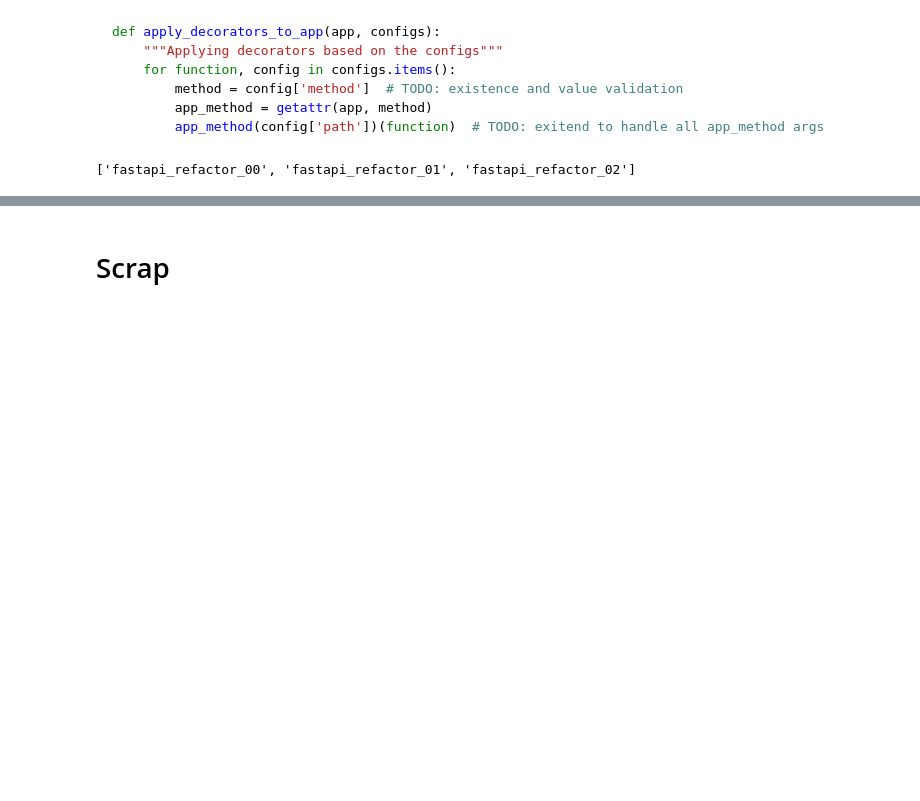
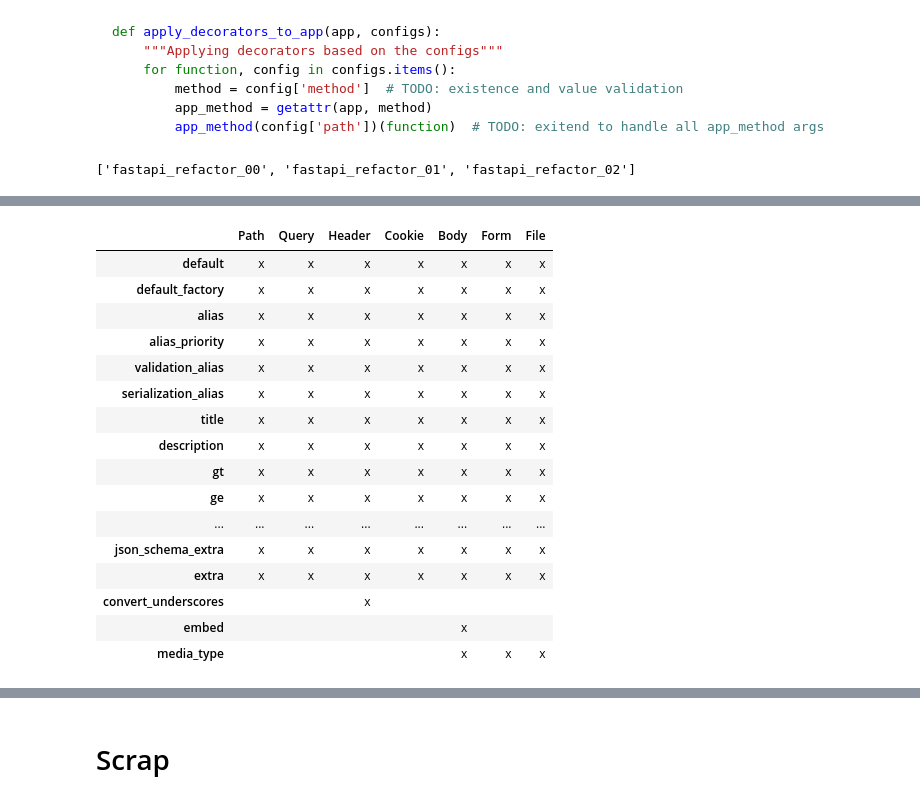
Before and after one commit to thorwhalen/wip_qh, a Jupyter notebook: qh_wip.ipynb, the cells around one changed output, grey strips where cells are left out. Saved outputs shown, nothing was run; the diff lists cells and outputs as text; code cells hidden in the pictures; blank space fills up the shorter version.

Commit message:
continuing the fastapi refactor, dealing with body

```diff
--- a/qh_wip.ipynb
+++ b/qh_wip.ipynb
@@ -160,0 +194,6 @@ from wip_qh.fastapi_refactors.test_fastapi_refactor_01 import test_fastapi_refac
+# %%
+from i2 import Sig
+
+from fastapi import Path, Query, Header, Cookie, Body, Form, File
+
+request_parameters_classes = [Path, Query, Header, Cookie, Body, Form, File]
@@ -160,0 +223,10 @@ from wip_qh.fastapi_refactors.test_fastapi_refactor_01 import test_fastapi_refac
+# %%
+# Make a dictionary of the request parameters classes' arguments
+sigs = {cls.__name__: Sig(cls) for cls in request_parameters_classes}
+request_params_kwargs = {
+    name: {
+        p.name: p for p in sig.params
+    }
+    for name, sig in sigs.items()
+}
+list(request_params_kwargs['Path'])
@@ -160,0 +251,26 @@ from wip_qh.fastapi_refactors.test_fastapi_refactor_01 import test_fastapi_refac
+# %%
+# make a table where columns are the request parameters classes and rows are the arguments
+import pandas as pd
+
+df = pd.DataFrame(request_params_kwargs)
+df = df.fillna('')
+# replace all the non-empty strings with 'x'
+df.map(lambda x: 'x' if x else '')
+# %% [output]
+|  | Path | Query | Header | Cookie | Body | Form | File |
+| default | x | x | x | x | x | x | x |
+| default_factory | x | x | x | x | x | x | x |
+| alias | x | x | x | x | x | x | x |
+| alias_priority | x | x | x | x | x | x | x |
+| validation_alias | x | x | x | x | x | x | x |
+| serialization_alias | x | x | x | x | x | x | x |
+| title | x | x | x | x | x | x | x |
+| description | x | x | x | x | x | x | x |
+| gt | x | x | x | x | x | x | x |
+| ge | x | x | x | x | x | x | x |
+| ... | ... | ... | ... | ... | ... | ... | ... |
+| json_schema_extra | x | x | x | x | x | x | x |
+| extra | x | x | x | x | x | x | x |
+| convert_underscores |  |  | x |  |  |  |  |
+| embed |  |  |  |  | x |  |  |
+| media_type |  |  |  |  | x | x | x |
```
Also changed, not shown: parts of 14 cells of this notebook, 5 other files.
